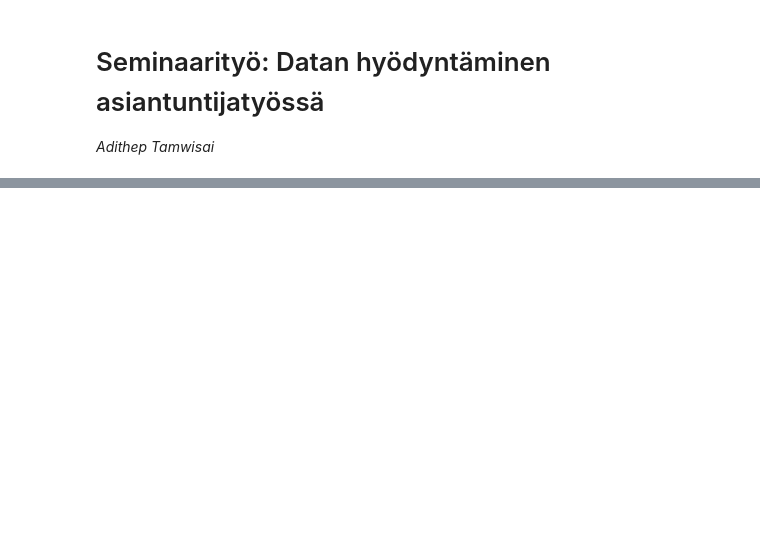
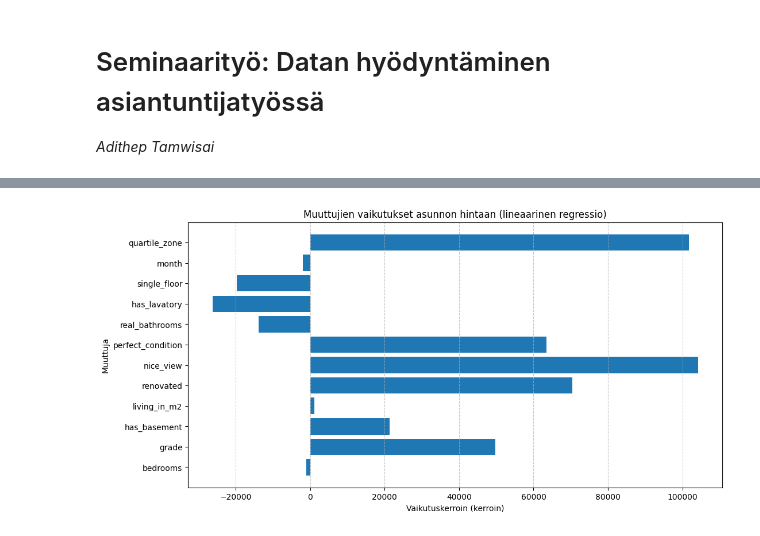
Before and after one commit to Mainm0e/Asuntojen-hintojen-ennustaminen-datan, a Jupyter notebook: notebooks/asuntojen-hintojen-ennustaminen-datan.ipynb, the cells around one changed output, grey strips where cells are left out. Saved outputs shown, nothing was run; the diff lists cells and outputs as text; code cells hidden in the pictures; blank space fills up the shorter version.

```diff
--- a/notebooks/asuntojen-hintojen-ennustaminen-datan.ipynb
+++ b/notebooks/asuntojen-hintojen-ennustaminen-datan.ipynb
@@ -106,0 +183,31 @@ X_test = scaler.transform(X_test)
+# %%
+# Selecting features and target variable for the model
+# Dropping non-numeric and irrelevant features (like date) for the linear regression model
+house_data_copy = house_data.copy()
+house_data_copy = house_data_copy.replace({True: 1, False: 0})
+house_data_copy = house_data_copy.infer_objects(copy=False)
+
+X = house_data_copy.drop(columns=['price', 'date'])
+y = house_data_copy['price']
+
+# Splitting the dataset into training and testing sets
+X_train, X_test, y_train, y_test = train_test_split(X, y, test_size=0.2, random_state=42)
+
+# Building and training the linear regression model
+model = LinearRegression()
+model.fit(X_train, y_train)
+
+# Getting the coefficients for each feature
+coefficients = model.coef_
+feature_names = X.columns
+
+# Creating a bar plot to visualize the feature importance
+plt.figure(figsize=(12, 6))
+plt.barh(feature_names, coefficients)
+plt.xlabel("Vaikutuskerroin (kerroin)")
+plt.ylabel("Muuttuja")
+plt.title("Muuttujien vaikutukset asunnon hintaan (lineaarinen regressio)")
+plt.grid(axis='x', linestyle='--', alpha=0.7)
+plt.show()
+# %% [output]
+[figure, added]
```
Also changed, not shown: parts of 29 cells of this notebook.
